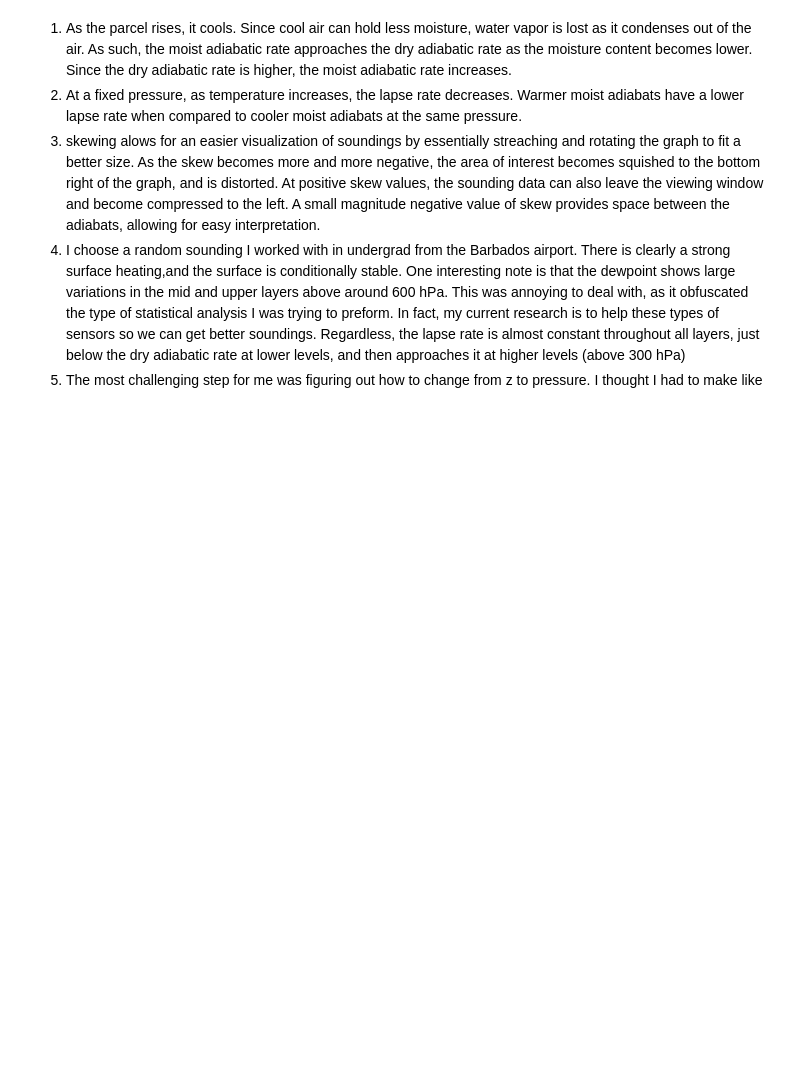
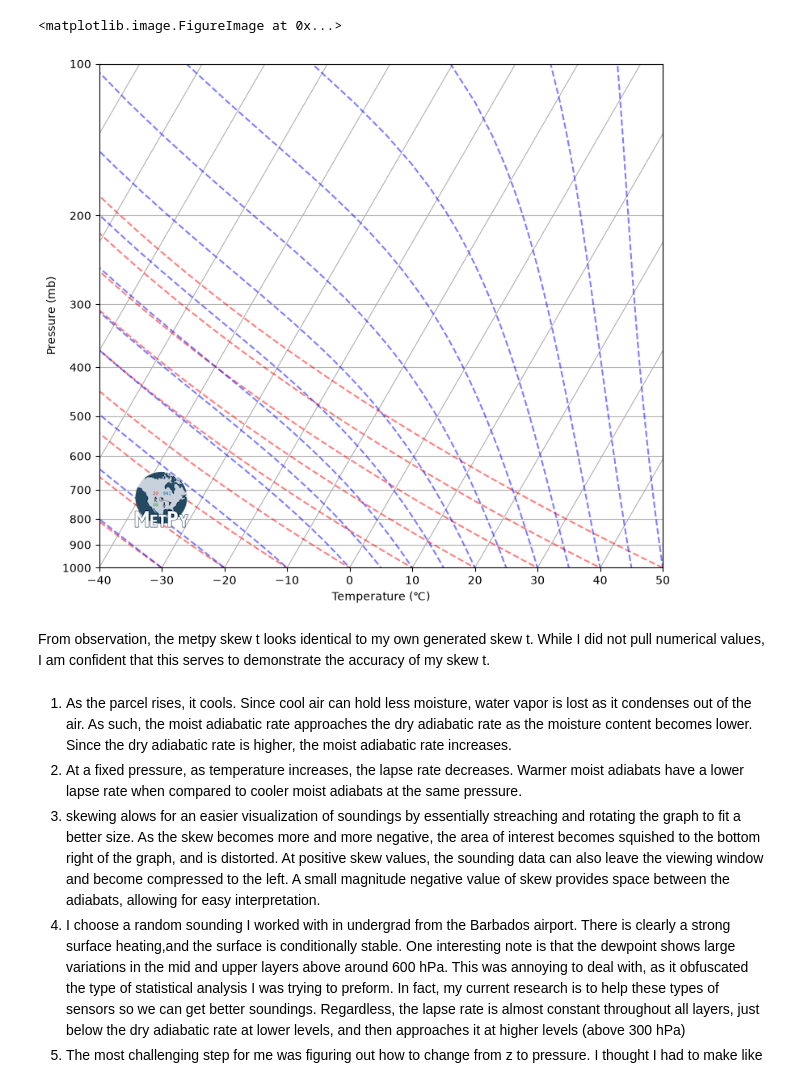
Before and after one commit to Ecox343/Cox_Fundis_Fall_26, a Jupyter notebook: Lab_3_cox.ipynb, the cells around one changed output. Saved outputs shown, nothing was run; the diff lists cells and outputs as text; code cells hidden in the pictures; blank space fills up the shorter version.

```diff
--- a/Lab_3_cox.ipynb
+++ b/Lab_3_cox.ipynb
@@ -152,3 +152,39 @@ Text(0, 0.5, 'Pressure(hPa)')
+# %%
+# I Took this code from https://unidata.github.io/MetPy/latest/examples/plots/Simple_Sounding.html#sphx-glr-examples-plots-simple-sounding-py
+
+import pandas as pd
+
+import metpy.calc as mpcalc
+from metpy.cbook import get_test_data
+from metpy.plots import add_metpy_logo, SkewT
+from metpy.units import units
+
+# Change default to be better for skew-T
+plt.rcParams['figure.figsize'] = (9, 9)
+
+skew = SkewT()
+
+# Plot the data using normal plotting functions, in this case using
+# log scaling in Y, as dictated by the typical meteorological plot
+
+
+# Set some better labels than the default
+skew.ax.set_xlabel('Temperature (\N{DEGREE CELSIUS})')
+skew.ax.set_ylabel('Pressure (mb)')
+
+# Add the relevant special lines
+skew.plot_dry_adiabats()
+skew.plot_moist_adiabats()
+skew.ax.set_ylim(1000, 100)
+
+# Add the MetPy logo!
+fig = plt.gcf()
+add_metpy_logo(fig, 115, 100)
+# %% [output]
+<matplotlib.image.FigureImage at 0x...>
+[figure, added]
+# %% [markdown]
+From observation, the metpy skew t looks identical to my own generated skew t. While I did not pull numerical values, I am confident that this serves to demonstrate the accuracy of my skew t.
 # %% [markdown]
 1. As the parcel rises, it cools. Since cool air can hold less moisture, water vapor is lost as it condenses out of the air. As such, the moist adiabatic rate approaches the dry adiabatic rate as the moisture content becomes lower. Since the dry adiabatic rate is higher, the moist adiabatic rate increases.
 2. At a fixed pressure, as temperature increases, the lapse rate decreases. Warmer moist adiabats have a lower lapse rate when compared to cooler moist adiabats at the same pressure.
```
Also changed, not shown: parts of 1 cell of this notebook, 1 other file.
